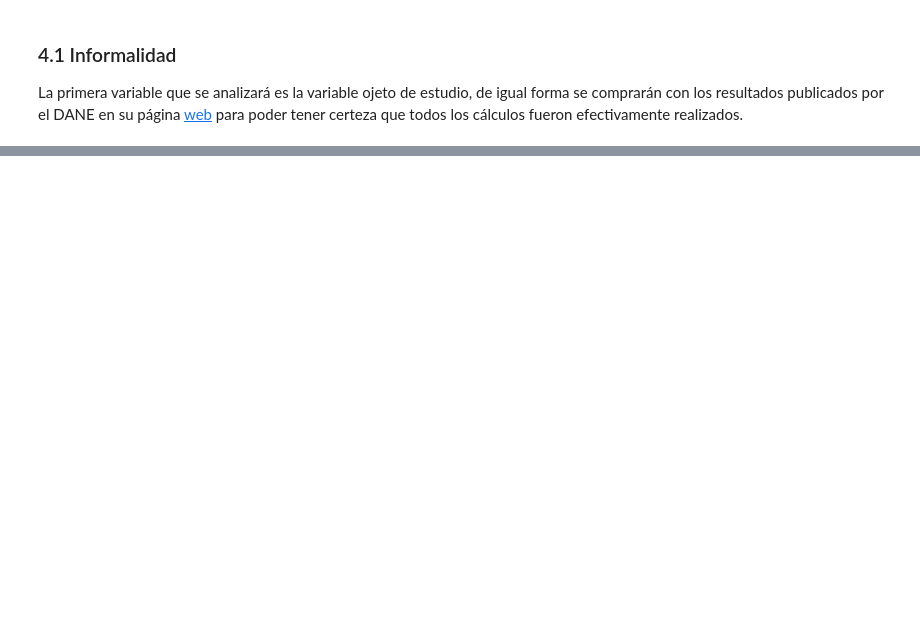
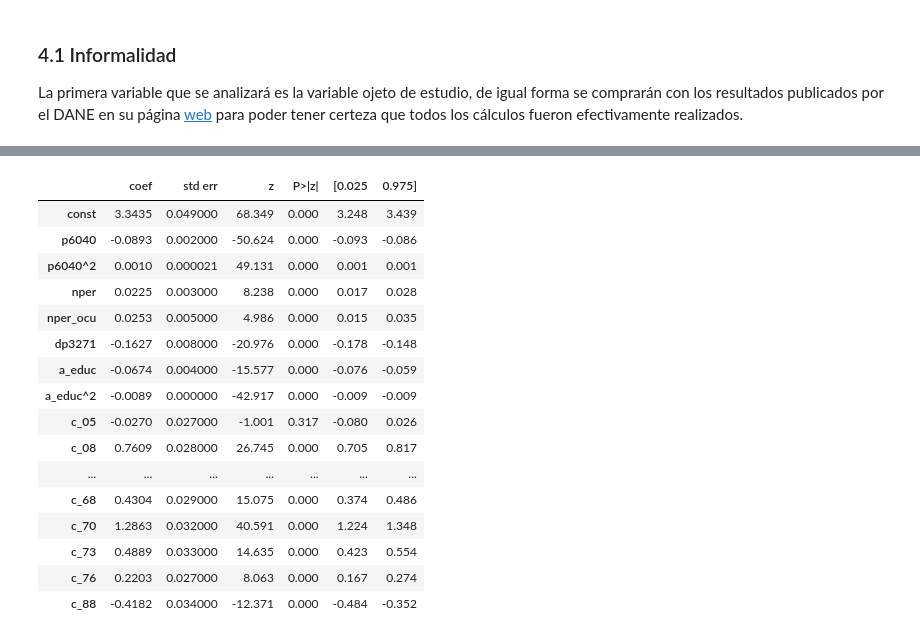
Before and after one commit to caavila96/Colombia_maps_SGR, a Jupyter notebook: informalidad_GEIH.ipynb, the cells around one changed output, grey strips where cells are left out. Drawn from its saved outputs; the diff is of its cells as text; code cells hidden in the pictures; blank space fills up the shorter version.

```diff
--- a/informalidad_GEIH.ipynb
+++ b/informalidad_GEIH.ipynb
@@ -427,11 +362,16 @@ df_final['P3042S1']   = df_final['P3042S1'].astype(float)
 # %%
 #VARIABLES:
-df_final["ANO"]    = 2022
-df_final["fex_a"]  = df_final["FEX_C18"].apply(fex_a)
-df_final["fex_t"]  = df_final["FEX_C18"].apply(fex_t)
-df_final["rama"]   = df_final["RAMA2D_R4"].apply(rama2d)
-df_final["infor"]  = df_final[vars_infor].apply(informalidad, axis=1)
-df_final["a_educ"] = df_final[['P3042','P3042S1']].apply(educacion, axis=1)
+df_final["ANO"]      = 2022
+df_final["const"]    = 1
+df_final["fex_a"]    = df_final["FEX_C18"].apply(fex_a)
+df_final["fex_t"]    = df_final["FEX_C18"].apply(fex_t)
+df_final["rama"]     = df_final["RAMA2D_R4"].apply(rama2d)
+df_final["infor"]    = df_final[vars_infor].apply(informalidad, axis=1)
+df_final["a_educ"]   = df_final[['P3042','P3042S1']].apply(educacion, axis=1)
+df_final["p6040^2"]  = df_final["P6040"].apply(edad2)
+df_final["dp3271"]   = df_final["P3271"].apply(twoascero)
+df_final["a_educ^2"] = df_final["a_educ"].apply(educacion2)
+df_final["dominio"]  = df_final[["ciudades","CLASE"]].apply(dominios, axis=1)
 # %% [markdown]
 ### 3.5 Homogenización del nombre de las variables
 
@@ -601,0 +655,6 @@ df_final
+# %%
+#COVARIABLES:
+cov  = ['infor','const','p6040','p6040^2','nper','nper_ocu','dp3271','a_educ','a_educ^2','dominio']
+logi = pd.get_dummies(df_final[cov].dropna(), prefix='c').drop('c_11', axis=1)
+y    = logi[logi.columns[0]].map(lambda formal: 1-formal).astype(np.int8)
+x    = logi[logi.columns[1:]].astype(np.float32)
@@ -601,0 +665,5 @@ df_final
+# %%
+#LOGISTIC REGRESSION:
+# output = lr(penalty=None).fit(x,y)
+out = sm.Logit(y,x).fit().summary()
+print(out)
@@ -601,0 +688,23 @@ df_final
+# %%
+#COEFICIENTES:
+out_as_html   = out.tables[1].as_html()
+tabla_as_html = pd.read_html(out_as_html, header=0, index_col=0)[0]
+tabla_as_html
+# %% [output]
+|  | coef | std err | z | P>|z| | [0.025 | 0.975] |
+| const | 3.3435 | 0.049000 | 68.349 | 0.000 | 3.248 | 3.439 |
+| p6040 | -0.0893 | 0.002000 | -50.624 | 0.000 | -0.093 | -0.086 |
+| p6040^2 | 0.0010 | 0.000021 | 49.131 | 0.000 | 0.001 | 0.001 |
+| nper | 0.0225 | 0.003000 | 8.238 | 0.000 | 0.017 | 0.028 |
+| nper_ocu | 0.0253 | 0.005000 | 4.986 | 0.000 | 0.015 | 0.035 |
+| dp3271 | -0.1627 | 0.008000 | -20.976 | 0.000 | -0.178 | -0.148 |
+| a_educ | -0.0674 | 0.004000 | -15.577 | 0.000 | -0.076 | -0.059 |
+| a_educ^2 | -0.0089 | 0.000000 | -42.917 | 0.000 | -0.009 | -0.009 |
+| c_05 | -0.0270 | 0.027000 | -1.001 | 0.317 | -0.080 | 0.026 |
+| c_08 | 0.7609 | 0.028000 | 26.745 | 0.000 | 0.705 | 0.817 |
+| ... | ... | ... | ... | ... | ... | ... |
+| c_68 | 0.4304 | 0.029000 | 15.075 | 0.000 | 0.374 | 0.486 |
+| c_70 | 1.2863 | 0.032000 | 40.591 | 0.000 | 1.224 | 1.348 |
+| c_73 | 0.4889 | 0.033000 | 14.635 | 0.000 | 0.423 | 0.554 |
+| c_76 | 0.2203 | 0.027000 | 8.063 | 0.000 | 0.167 | 0.274 |
+| c_88 | -0.4182 | 0.034000 | -12.371 | 0.000 | -0.484 | -0.352 |
```
Also changed, not shown: parts of 30 cells of this notebook.
